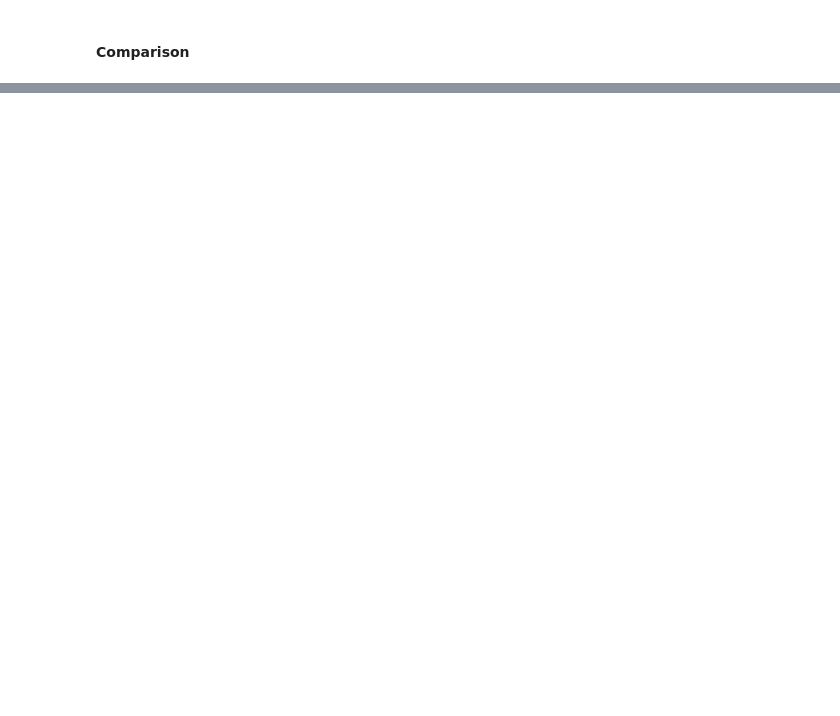
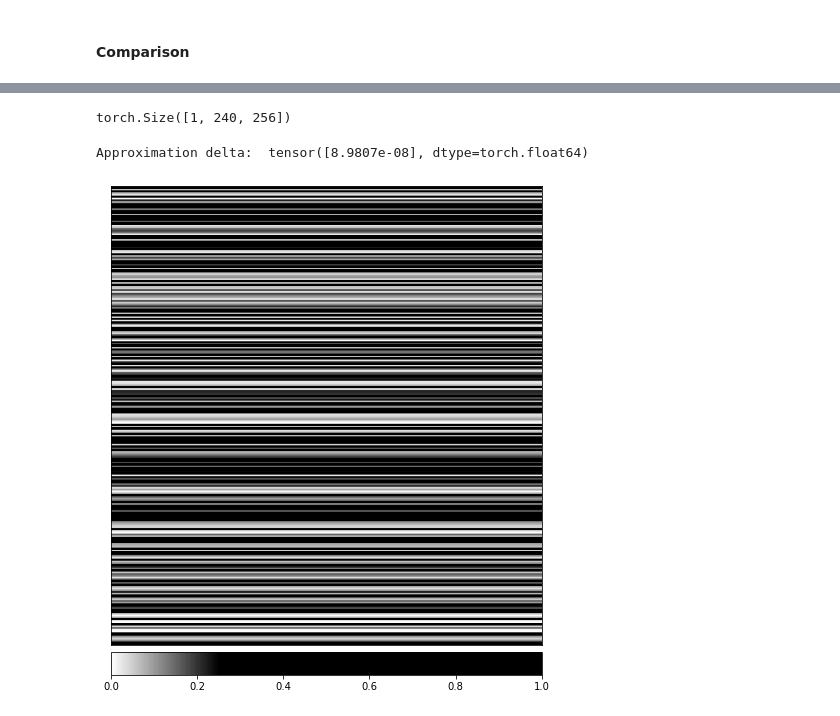
Before and after one commit to catalyst-team/introspection, a Jupyter notebook: notebooks/intospection.ipynb, the cells around one changed output, grey strips where cells are left out. Cells and saved outputs as stored; diff of their text form; code cells hidden in the pictures; blank space fills up the shorter version.

Commit message:
feature introspection

```diff
--- a/notebooks/intospection.ipynb
+++ b/notebooks/intospection.ipynb
@@ -423,0 +485,33 @@ plt.show()
+# %%
+from introspection.modules import TemporalResNet
+
+logdir = "../logs/.../"
+checkpoint = utils.load_checkpoint(f"{logdir}/checkpoints/best.pth")
+model = TemporalResNet(emb_features=256, out_features=11)
+utils.unpack_checkpoint(checkpoint, model=model)
+encoder = EncoderWrapper(model)
+head = HeadWrapper(model)
+# %%
+features2 = encoder(features)
+# %%
+features2.shape
+# %% [output]
+torch.Size([1, 240, 256])
+# %%
+saliency = Saliency(head)
+grads = saliency.attribute(features2, target=label.item())
+# grads = np.transpose(grads.squeeze().cpu().detach().numpy(), (1, 2, 0))
+# %%
+ig = IntegratedGradients(head)
+attr_ig, delta = attribute_image_features(
+    ig,
+    head,
+    features2,
+    label,
+    baselines=features2 * 0,
+    return_convergence_delta=True
+)
+# attr_ig = np.transpose(attr_ig.squeeze().cpu().detach().numpy(), (1, 2, 0))
+print('Approximation delta: ', abs(delta))
+# %% [output]
+Approximation delta:  tensor([8.9807e-08], dtype=torch.float64)
@@ -423,0 +531,26 @@ plt.show()
+# %%
+# plt.matshow(grads.permute(0, 2, 3, 1).detach().cpu().numpy()[0])
+fig, axs = plt.subplots(1, 1, figsize=(21, 9))
+
+default_cmap = LinearSegmentedColormap.from_list(
+    'custom blue',
+    [(0, '#ffffff'), (0.25, '#000000'), (1, '#000000')],
+    N=256
+)
+
+# transpose to [num_features; time_len; 1]
+_ = viz.visualize_image_attr(
+    np.transpose(grads.cpu().detach().numpy(), (2,1,0)),
+    np.transpose(features2.cpu().detach().numpy(), (2,1,0)),
+    method='heat_map',
+    cmap=default_cmap,
+    show_colorbar=True,
+    sign='positive',
+    outlier_perc=1,
+    plt_fig_axis=(fig, axs),
+    use_pyplot=False,
+)
+
+plt.show()
+# %% [output]
+[figure, added]
```
Also changed, not shown: parts of 17 cells of this notebook, 1 other file.
